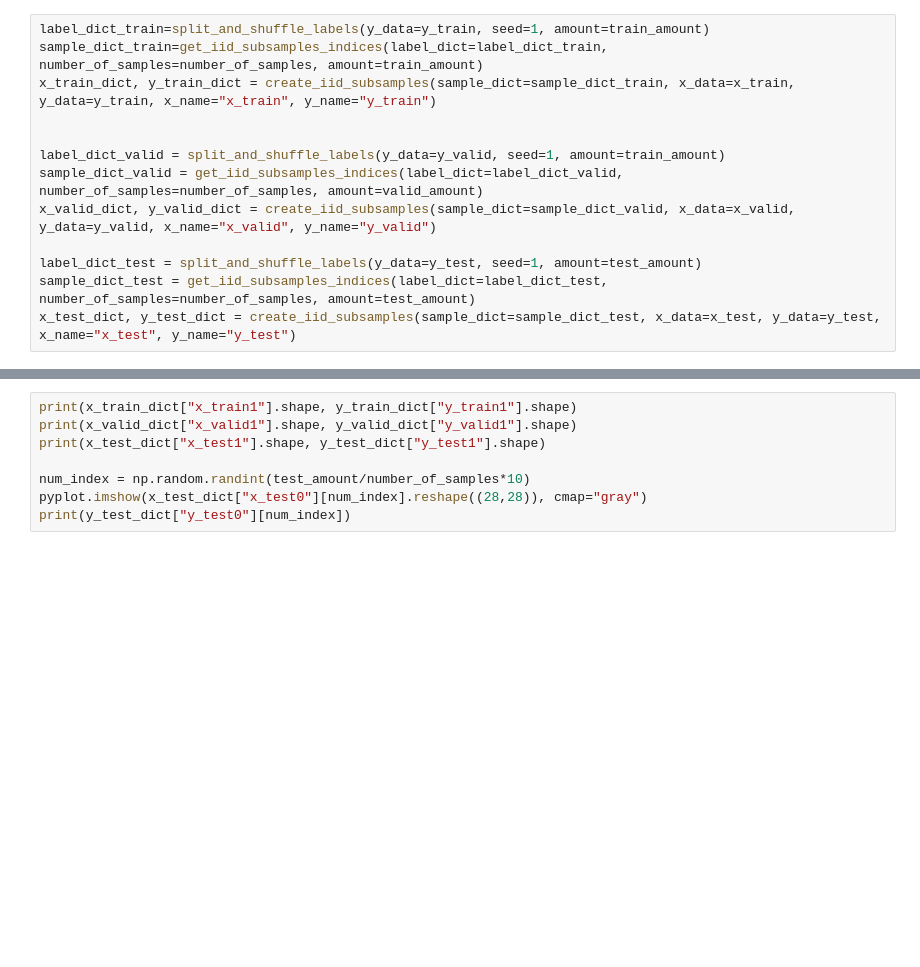
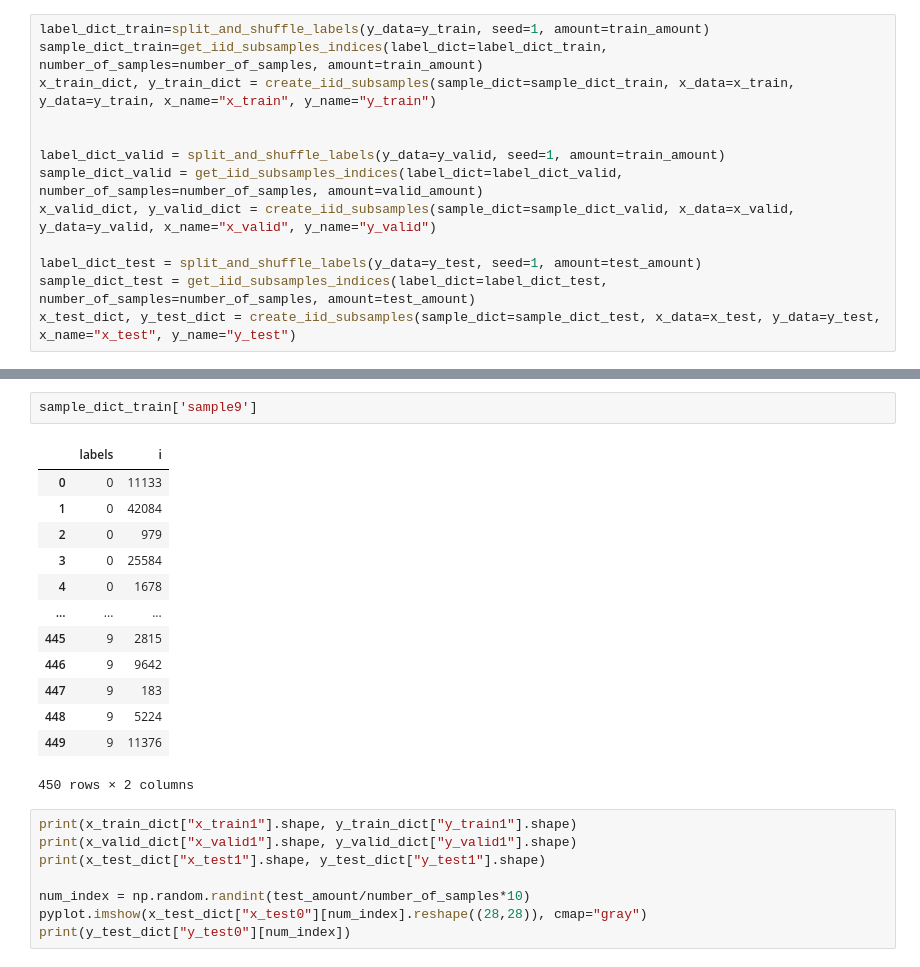
Before and after one commit to yangland/ece_fl_public, a Jupyter notebook: fedavg_mnist_iid.ipynb, the cells around one changed output, grey strips where cells are left out. Drawn from its saved outputs; the diff is of its cells as text; blank space fills up the shorter version.

```diff
--- a/fedavg_mnist_iid.ipynb
+++ b/fedavg_mnist_iid.ipynb
@@ -455,3 +472,19 @@ x_test_dict, y_test_dict = create_iid_subsamples(sample_dict=sample_dict_test, x
+# %%
+sample_dict_train['sample9']
+# %% [output]
+|  | labels | i |
+| 0 | 0 | 11133 |
+| 1 | 0 | 42084 |
+| 2 | 0 | 979 |
+| 3 | 0 | 25584 |
+| 4 | 0 | 1678 |
+| ... | ... | ... |
+| 445 | 9 | 2815 |
+| 446 | 9 | 9642 |
+| 447 | 9 | 183 |
+| 448 | 9 | 5224 |
+| 449 | 9 | 11376 |
+450 rows × 2 columns
 # %%
 print(x_train_dict["x_train1"].shape, y_train_dict["y_train1"].shape)
 print(x_valid_dict["x_valid1"].shape, y_valid_dict["y_valid1"].shape)
```
Also changed, not shown: parts of 7 cells of this notebook.
